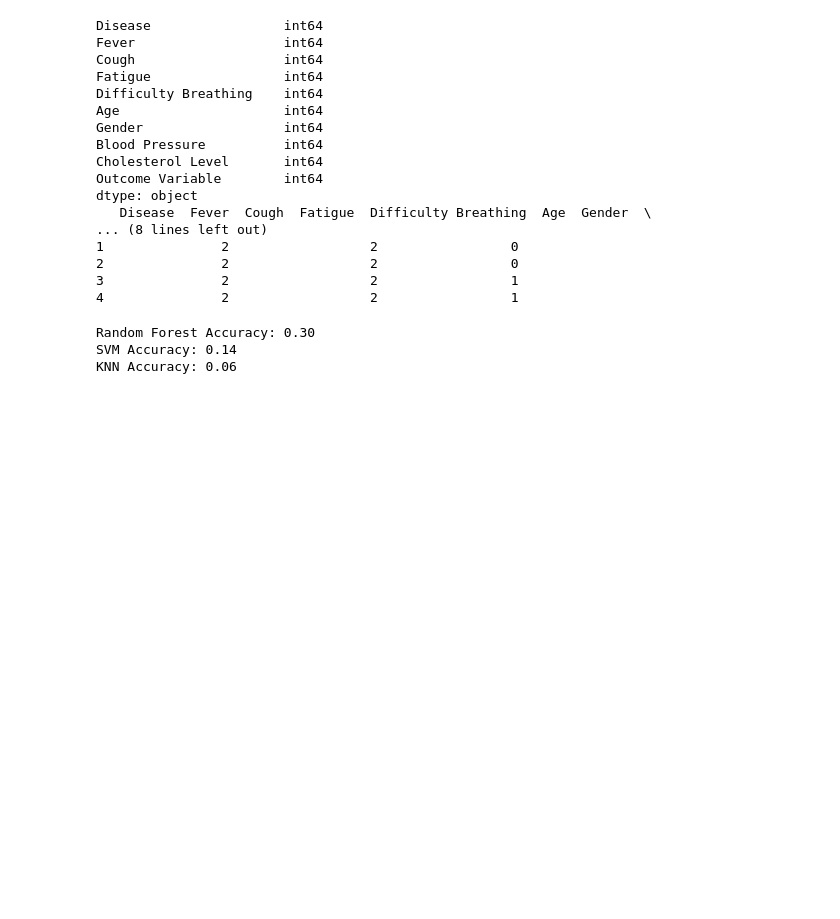
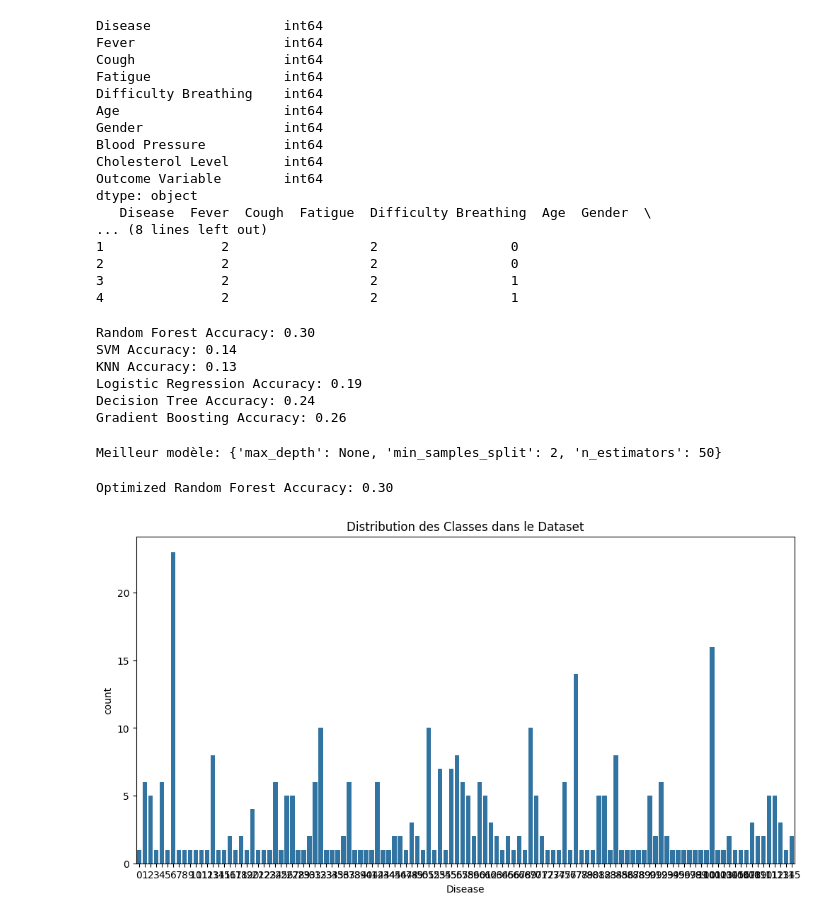
Before and after one commit to Francoistlb/tpmedicale, a Jupyter notebook: tpmedicale.ipynb, the cells around one changed output. Drawn from its saved outputs; the diff is of its cells as text; code cells hidden in the pictures; blank space fills up the shorter version.

```diff
--- a/tpmedicale.ipynb
+++ b/tpmedicale.ipynb
@@ -189,7 +198,10 @@ X_train, X_test, y_train, y_test = train_test_split(X, y, test_size=0.2, random_
 models = {
     "Random Forest": RandomForestClassifier(),
     "SVM": SVC(),
-    "KNN": KNeighborsClassifier()
+    "KNN": KNeighborsClassifier(),
+    "Logistic Regression": LogisticRegression(max_iter=500),
+    "Decision Tree": DecisionTreeClassifier(),
+    "Gradient Boosting": GradientBoostingClassifier()
 }
 
 for name, model in models.items():
@@ -200,4 +212,41 @@ for name, model in models.items():
 # %% [output]
 Random Forest Accuracy: 0.30
 SVM Accuracy: 0.14
-KNN Accuracy: 0.06
+KNN Accuracy: 0.13
+Logistic Regression Accuracy: 0.19
+Decision Tree Accuracy: 0.24
+Gradient Boosting Accuracy: 0.26
+# %%
+param_grid = {
+    "n_estimators": [50, 100, 200],
+    "max_depth": [None, 10, 20],
+    "min_samples_split": [2, 5, 10]
+}
+
+grid = GridSearchCV(RandomForestClassifier(), param_grid, cv=5, scoring="accuracy")
+grid.fit(X_train, y_train)
+print("Meilleur modèle:", grid.best_params_)
+# %% [output]
+Meilleur modèle: {'max_depth': None, 'min_samples_split': 2, 'n_estimators': 50}
+# %%
+best_model = RandomForestClassifier(
+    max_depth=None,
+    min_samples_split=2,
+    n_estimators=50,
+    random_state=42
+)
+
+best_model.fit(X_train, y_train)
+y_pred = best_model.predict(X_test)
+
+acc = accuracy_score(y_test, y_pred)
+print(f"Optimized Random Forest Accuracy: {acc:.2f}")
+# %% [output]
+Optimized Random Forest Accuracy: 0.30
+# %%
+plt.figure(figsize=(12, 6))
+sns.countplot(x=y)
+plt.title("Distribution des Classes dans le Dataset")
+plt.show()
+# %% [output]
+[figure, added]
```
Also changed, not shown: parts of 7 cells of this notebook.
